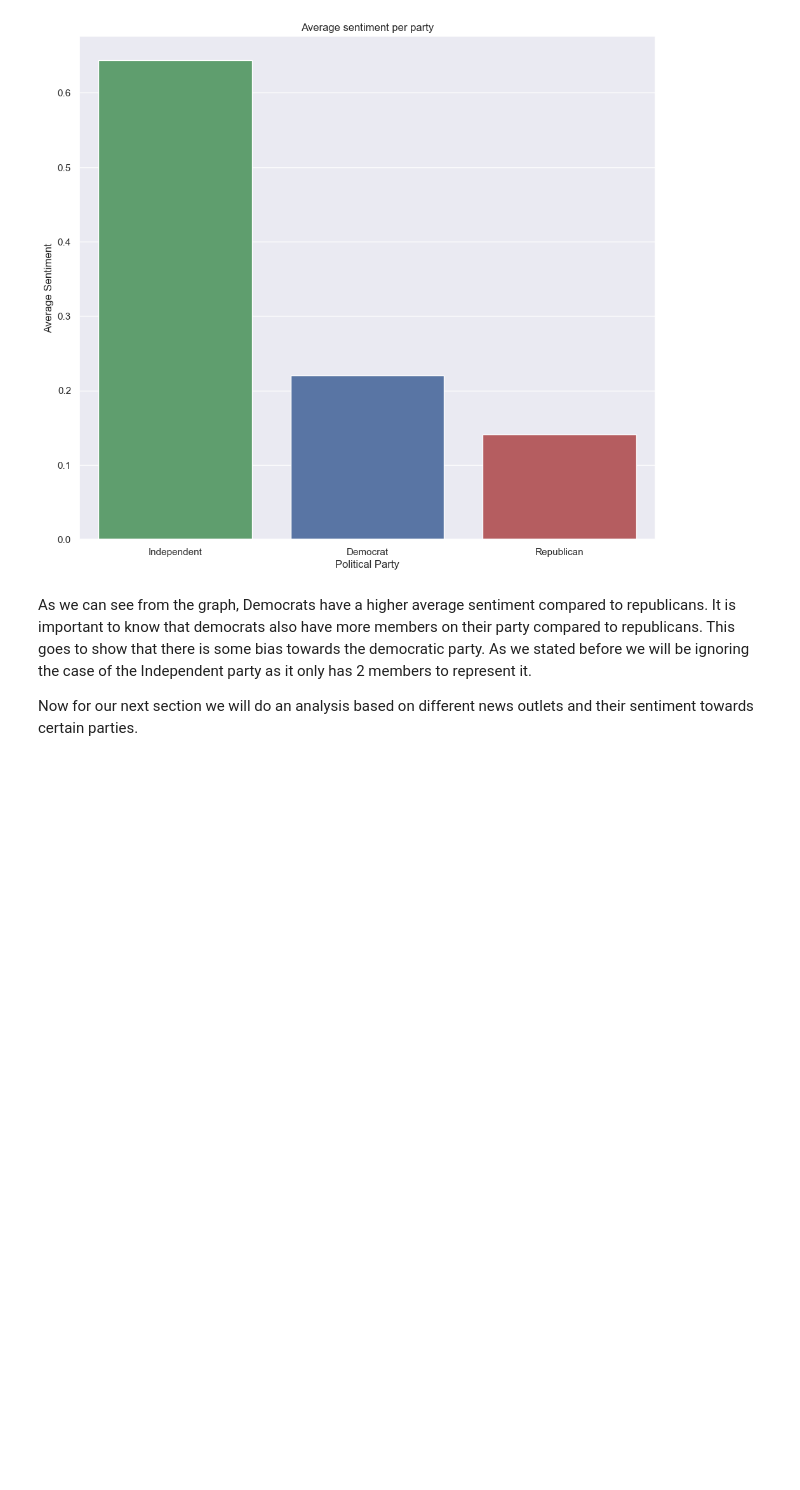
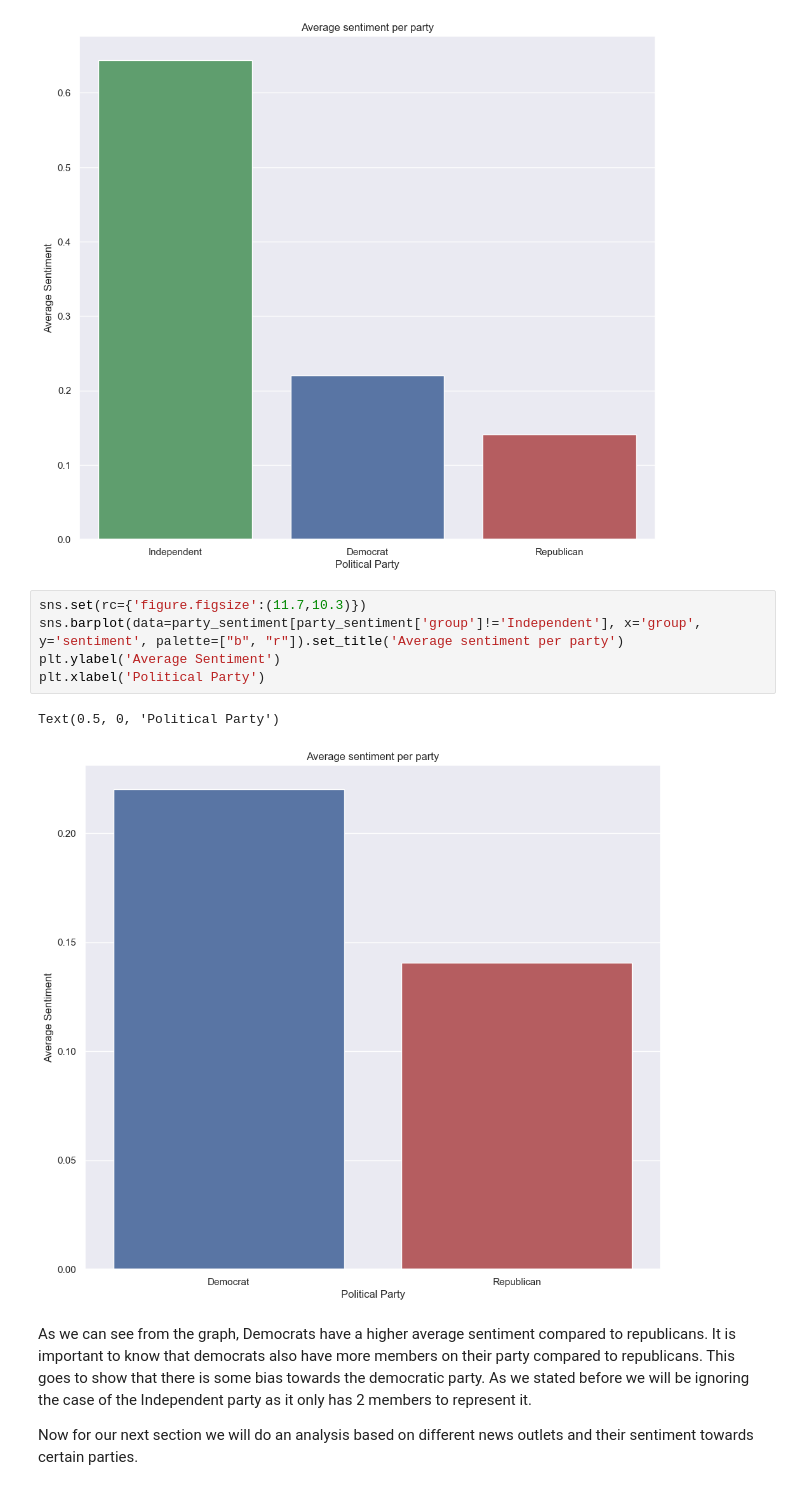
Before and after one commit to WizenPainter/Politician_Graph, a Jupyter notebook: Final_report.ipynb, the cells around one changed output. Drawn from its saved outputs; the diff is of its cells as text; blank space fills up the shorter version.

```diff
--- a/Final_report.ipynb
+++ b/Final_report.ipynb
@@ -105,6 +147,14 @@ plt.xlabel('Political Party')
 # %% [output]
 Text(0.5, 0, 'Political Party')
 [figure]
+# %%
+sns.set(rc={'figure.figsize':(11.7,10.3)})
+sns.barplot(data=party_sentiment[party_sentiment['group']!='Independent'], x='group', y='sentiment', palette=["b", "r"]).set_title('Average sentiment per party')
+plt.ylabel('Average Sentiment')
+plt.xlabel('Political Party')
+# %% [output]
+Text(0.5, 0, 'Political Party')
+[figure, added]
 # %% [markdown]
 As we can see from the graph, Democrats have a higher average sentiment compared to republicans. It is important to know that democrats also have more members on their party compared to republicans. This goes to show that there is some bias towards the democratic party. As we stated before we will be ignoring the case of the Independent party as it only has 2 members to represent it.
 
```
Also changed, not shown: parts of 2 cells of this notebook.
